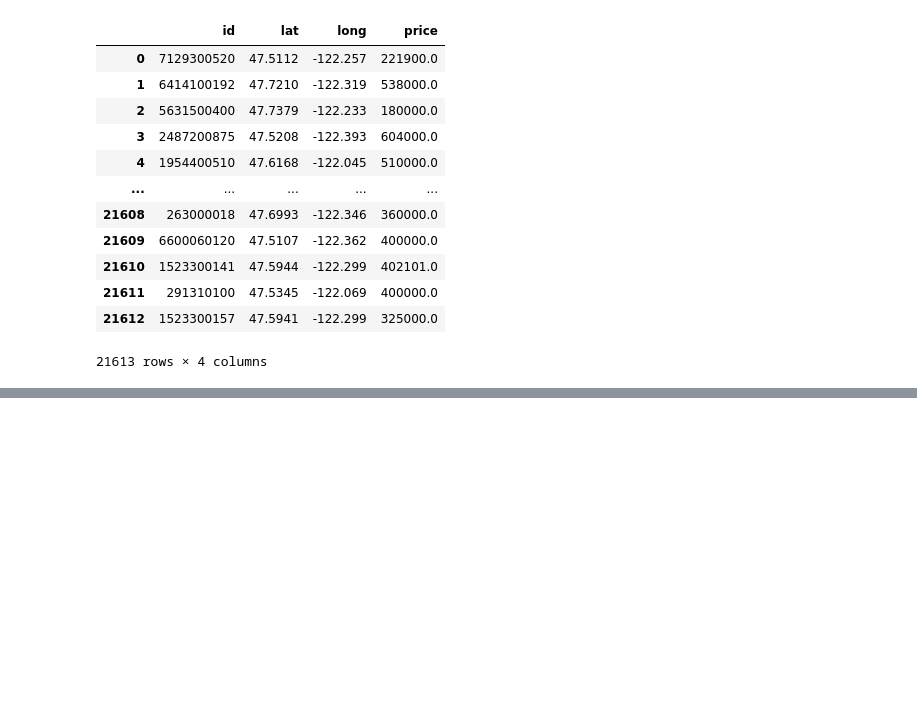
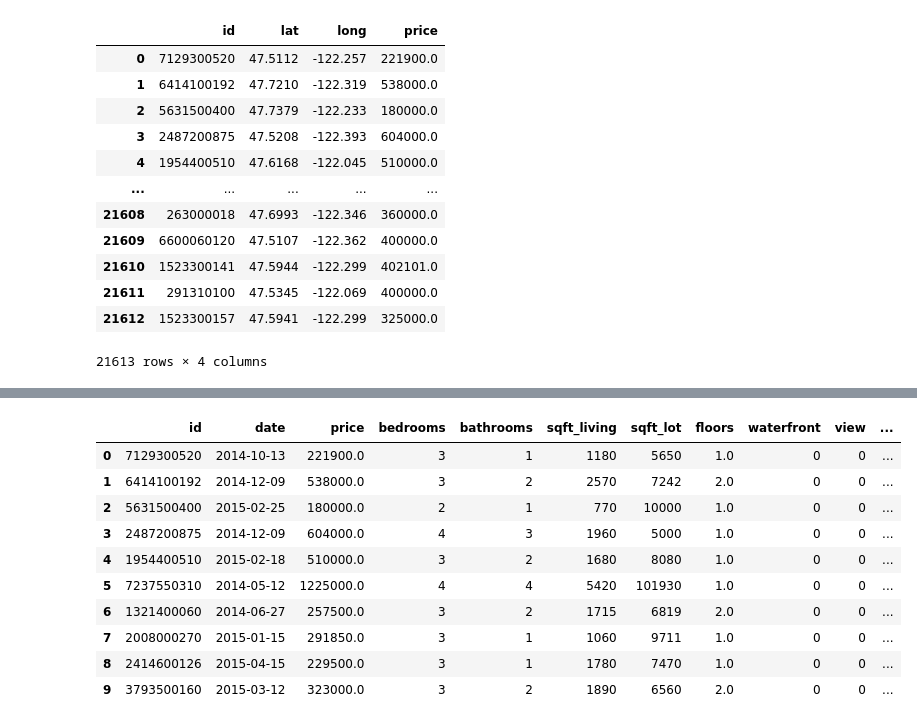
Before and after one commit to franciscofijamo/house_sales_analytcs, a Jupyter notebook: House_sales_01.ipynb, the cells around one changed output, grey strips where cells are left out. Cells and saved outputs as stored; diff of their text form; code cells hidden in the pictures; blank space fills up the shorter version.

```diff
--- a/House_sales_01.ipynb
+++ b/House_sales_01.ipynb
@@ -352,0 +384,20 @@ map.write_html('mapa_houses.html')
+# %%
+df['dormitory_type'] = ""
+# %%
+df.loc[df['bathrooms'] == 1, 'dormitory_type'] = 'studio'
+df.loc[df['bathrooms'] == 2, 'dormitory_type'] = 'apartment'
+df.loc[df['bathrooms'] > 2, 'dormitory_type'] = 'house'
+# %%
+df.head(10)
+# %% [output]
+|  | id | date | price | bedrooms | bathrooms | sqft_living | sqft_lot | floors | waterfront | view | ... |
+| 0 | 7129300520 | 2014-10-13 | 221900.0 | 3 | 1 | 1180 | 5650 | 1.0 | 0 | 0 | ... |
+| 1 | 6414100192 | 2014-12-09 | 538000.0 | 3 | 2 | 2570 | 7242 | 2.0 | 0 | 0 | ... |
+| 2 | 5631500400 | 2015-02-25 | 180000.0 | 2 | 1 | 770 | 10000 | 1.0 | 0 | 0 | ... |
+| 3 | 2487200875 | 2014-12-09 | 604000.0 | 4 | 3 | 1960 | 5000 | 1.0 | 0 | 0 | ... |
+| 4 | 1954400510 | 2015-02-18 | 510000.0 | 3 | 2 | 1680 | 8080 | 1.0 | 0 | 0 | ... |
+| 5 | 7237550310 | 2014-05-12 | 1225000.0 | 4 | 4 | 5420 | 101930 | 1.0 | 0 | 0 | ... |
+| 6 | 1321400060 | 2014-06-27 | 257500.0 | 3 | 2 | 1715 | 6819 | 2.0 | 0 | 0 | ... |
+| 7 | 2008000270 | 2015-01-15 | 291850.0 | 3 | 1 | 1060 | 9711 | 1.0 | 0 | 0 | ... |
+| 8 | 2414600126 | 2015-04-15 | 229500.0 | 3 | 1 | 1780 | 7470 | 1.0 | 0 | 0 | ... |
+| 9 | 3793500160 | 2015-03-12 | 323000.0 | 3 | 2 | 1890 | 6560 | 2.0 | 0 | 0 | ... |
```
Also changed, not shown: parts of 31 cells of this notebook.
